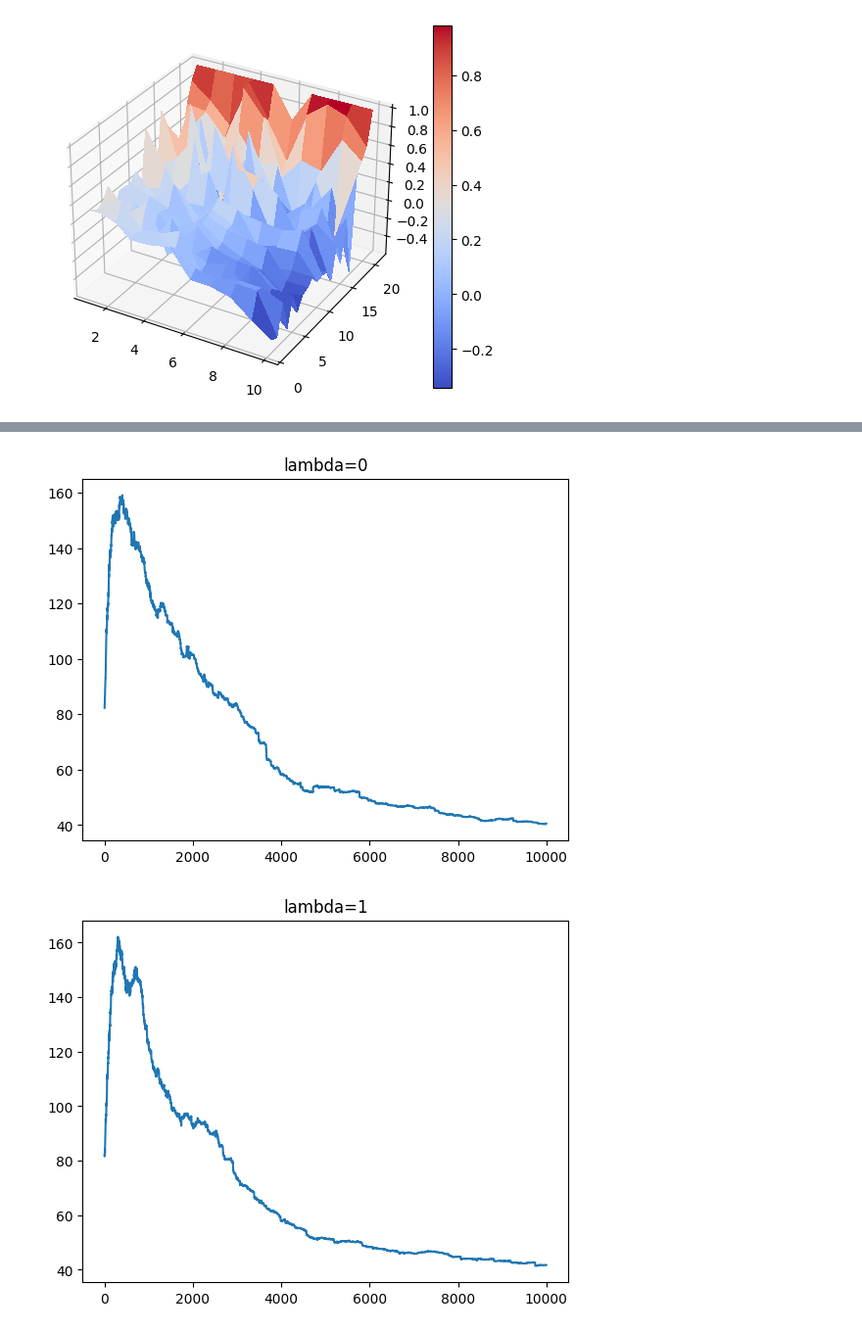
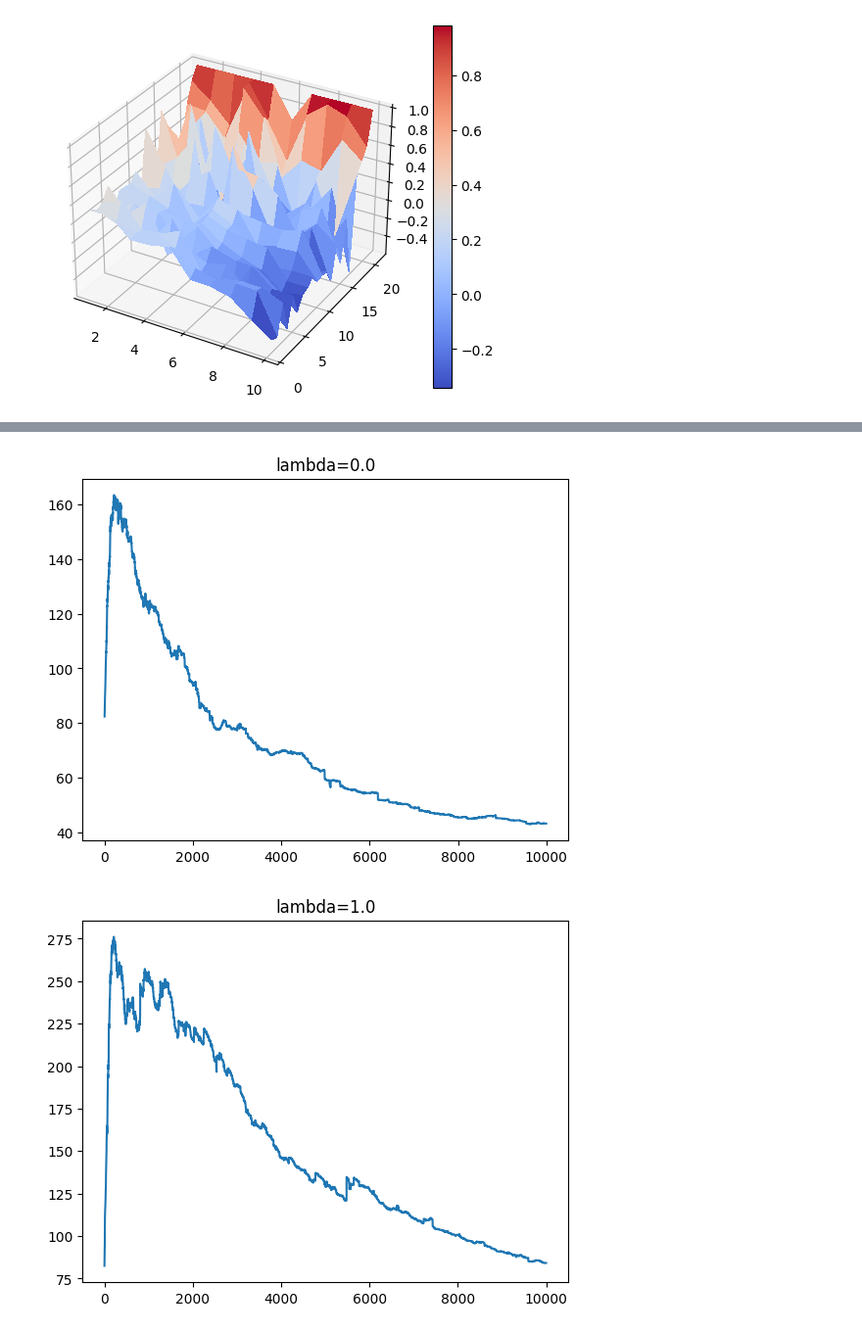
Before and after one commit to 6rayWa1cher/ml-sandbox, a Jupyter notebook: notebooks/blackjack_v2.ipynb, the cells around one changed output, grey strips where cells are left out. Shown: that part at 98% size. Cells and saved outputs as stored; diff of their text form; code cells hidden in the pictures.

```diff
--- a/notebooks/blackjack_v2.ipynb
+++ b/notebooks/blackjack_v2.ipynb
@@ -101,7 +106,7 @@ def get_start_state():
     taker_card, player_card = get_new_card(), get_new_card()
     return taker_card.number, player_card.number
 
-def epsilon_greedy(best_action, n, n0, s):
+def epsilon_greedy_with_eps_calc(best_action, n, n0, s):
     e = n0 / (n0 + np.sum(n[s]))
     if np.random.random(1)[0] <= e:
         a = random.choice([0, 1])
@@ -131,7 +136,7 @@ def glie_mc_estimate(episodes, n0, gamma=1):
             #     a = random.choice([0, 1])
             # else:
             #     a = policy[s]
-            a = epsilon_greedy(policy[s], n, n0, s)
+            a = epsilon_greedy_with_eps_calc(policy[s], n, n0, s)
             s1, r = environment_step(
                 s,
                 action_number_to_str[a]
@@ -180,7 +187,6 @@ plot_q(q_mc)
 # %%
 def sarsa_estimate(episodes, n0, lambda_coef, gamma, mse_collect=False, q_mc=None):
     q = np.zeros((11, 22, 2))
-    e = np.zeros_like(q)
     n = np.zeros_like(q)
 
     action_number_to_str = {
@@ -190,8 +196,9 @@ def sarsa_estimate(episodes, n0, lambda_coef, gamma, mse_collect=False, q_mc=Non
     mse_vals = list()
 
     for _ in trange(episodes):
+        e = np.zeros_like(q)
         s = get_start_state()
-        a = epsilon_greedy(np.argmax(q[s]), n, n0, s)
+        a = epsilon_greedy_with_eps_calc(np.argmax(q[s]), n, n0, s)
 
         while not is_terminal(s):
             s1, r = environment_step(
@@ -200,7 +207,7 @@ def sarsa_estimate(episodes, n0, lambda_coef, gamma, mse_collect=False, q_mc=Non
             )
             sa_index = s[0], s[1], a
             if not is_terminal(s1):
-                a1 = epsilon_greedy(np.argmax(q[s1]), n, n0, s1)
+                a1 = epsilon_greedy_with_eps_calc(np.argmax(q[s1]), n, n0, s1)
                 s1a1_index = s1[0], s1[1], a1
                 td_error = r + gamma * q[s1a1_index] - q[sa_index]
             else:
@@ -230,11 +245,11 @@ episodes_count = 10000
 for i, lambda_value in enumerate(lambdas):
     q_sarsa_local, mse_during_training = sarsa_estimate(
         episodes_count, 100, lambda_value, 1,
-        mse_collect=np.isclose(i, 0) or np.isclose(i, 1),
+        mse_collect=np.isclose(lambda_value, 0) or np.isclose(lambda_value, 1),
         q_mc=q_mc
     )
     if mse_during_training:
-        mse_during_training_dict[i] = mse_during_training
+        mse_during_training_dict[str(round(lambda_value, 1))] = mse_during_training
     mse = np.sum((q_sarsa_local - q_mc) ** 2)
     mse_vals.append(mse)
 fig, ax = plt.subplots()
@@ -248,2 +263,2 @@ for k, v in mse_during_training_dict.items():
-[figure, old version]
+[figure, new version]
-[figure, old version]
+[figure, new version]
```
Also changed, not shown: parts of 12 cells of this notebook.
